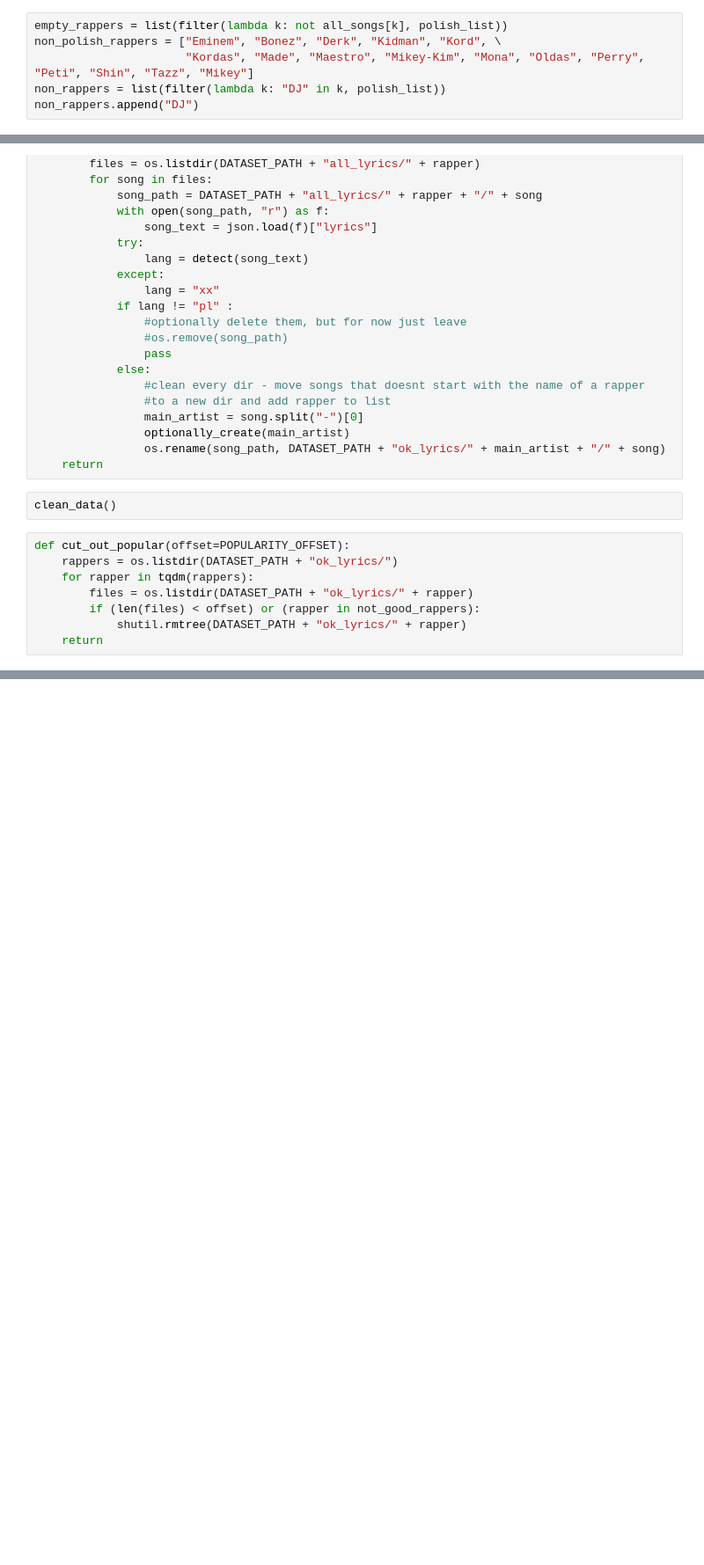
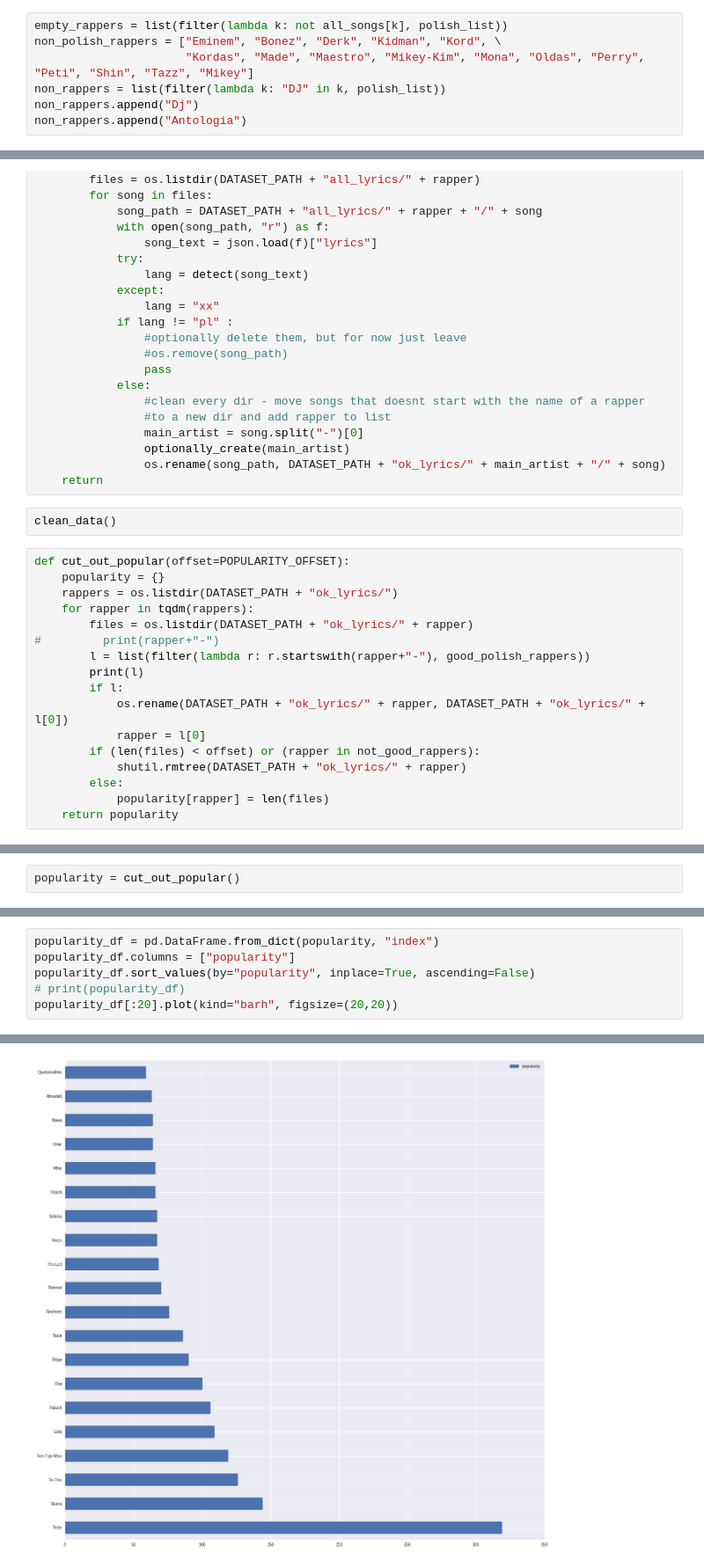
Before and after one commit to inexxt/rap_music, a Jupyter notebook: 0Data_preprocessing.ipynb, the cells around one changed output, grey strips where cells are left out. Shown at 88% size. Drawn from its saved outputs; the diff is of its cells as text; blank space fills up the shorter version.

```diff
--- a/0Data_preprocessing.ipynb
+++ b/0Data_preprocessing.ipynb
@@ -100,7 +98,8 @@ empty_rappers = list(filter(lambda k: not all_songs[k], polish_list))
 non_polish_rappers = ["Eminem", "Bonez", "Derk", "Kidman", "Kord", \
                       "Kordas", "Made", "Maestro", "Mikey-Kim", "Mona", "Oldas", "Perry", "Peti", "Shin", "Tazz", "Mikey"]
 non_rappers = list(filter(lambda k: "DJ" in k, polish_list))
-non_rappers.append("DJ")
+non_rappers.append("Dj")
+non_rappers.append("Antologia")
 # %%
 good_polish_rappers = set(polish_list)
 not_good_rappers = set()
@@ -183,9 +182,18 @@ def clean_data():
 clean_data()
 # %%
 def cut_out_popular(offset=POPULARITY_OFFSET):
+    popularity = {}
     rappers = os.listdir(DATASET_PATH + "ok_lyrics/")
     for rapper in tqdm(rappers):
         files = os.listdir(DATASET_PATH + "ok_lyrics/" + rapper)
+#         print(rapper+"-")
+        l = list(filter(lambda r: r.startswith(rapper+"-"), good_polish_rappers))
+        print(l)
+        if l:
+            os.rename(DATASET_PATH + "ok_lyrics/" + rapper, DATASET_PATH + "ok_lyrics/" + l[0])
+            rapper = l[0]
         if (len(files) < offset) or (rapper in not_good_rappers):
             shutil.rmtree(DATASET_PATH + "ok_lyrics/" + rapper)
-    return
+        else:
+            popularity[rapper] = len(files)
+    return popularity
@@ -193,0 +204,2 @@ cut_out_popular()
+# %%
+popularity = cut_out_popular()
@@ -193,0 +301,7 @@ cut_out_popular()
+# %%
+popularity_df = pd.DataFrame.from_dict(popularity, "index")
+popularity_df.columns = ["popularity"]
+popularity_df.sort_values(by="popularity", inplace=True, ascending=False)
+# print(popularity_df)
+popularity_df[:20].plot(kind="barh", figsize=(20,20))
+# %% [output]
@@ -193,0 +309 @@ cut_out_popular()
+[figure, added]
```
Also changed, not shown: parts of 6 cells of this notebook, 1 other file.
